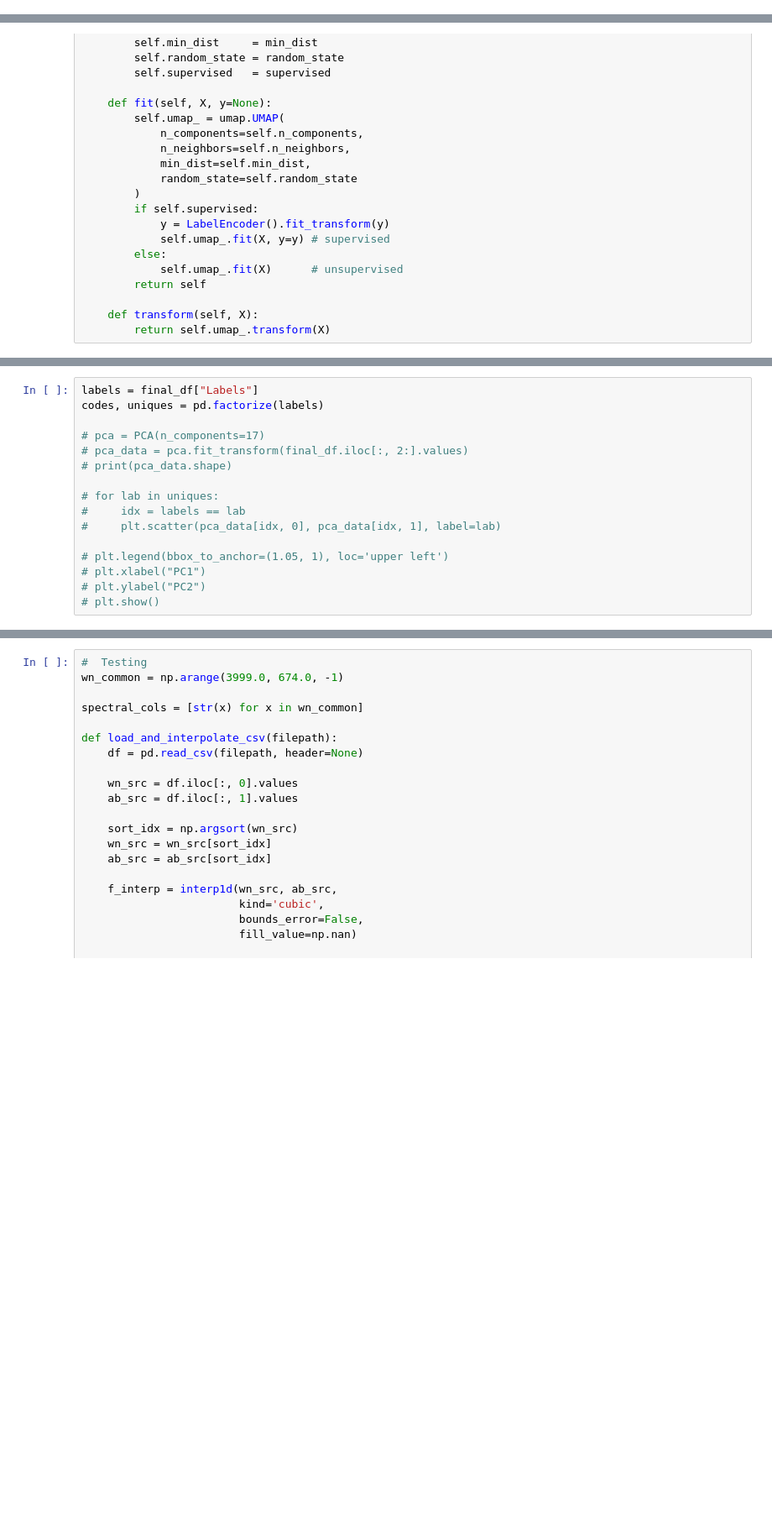
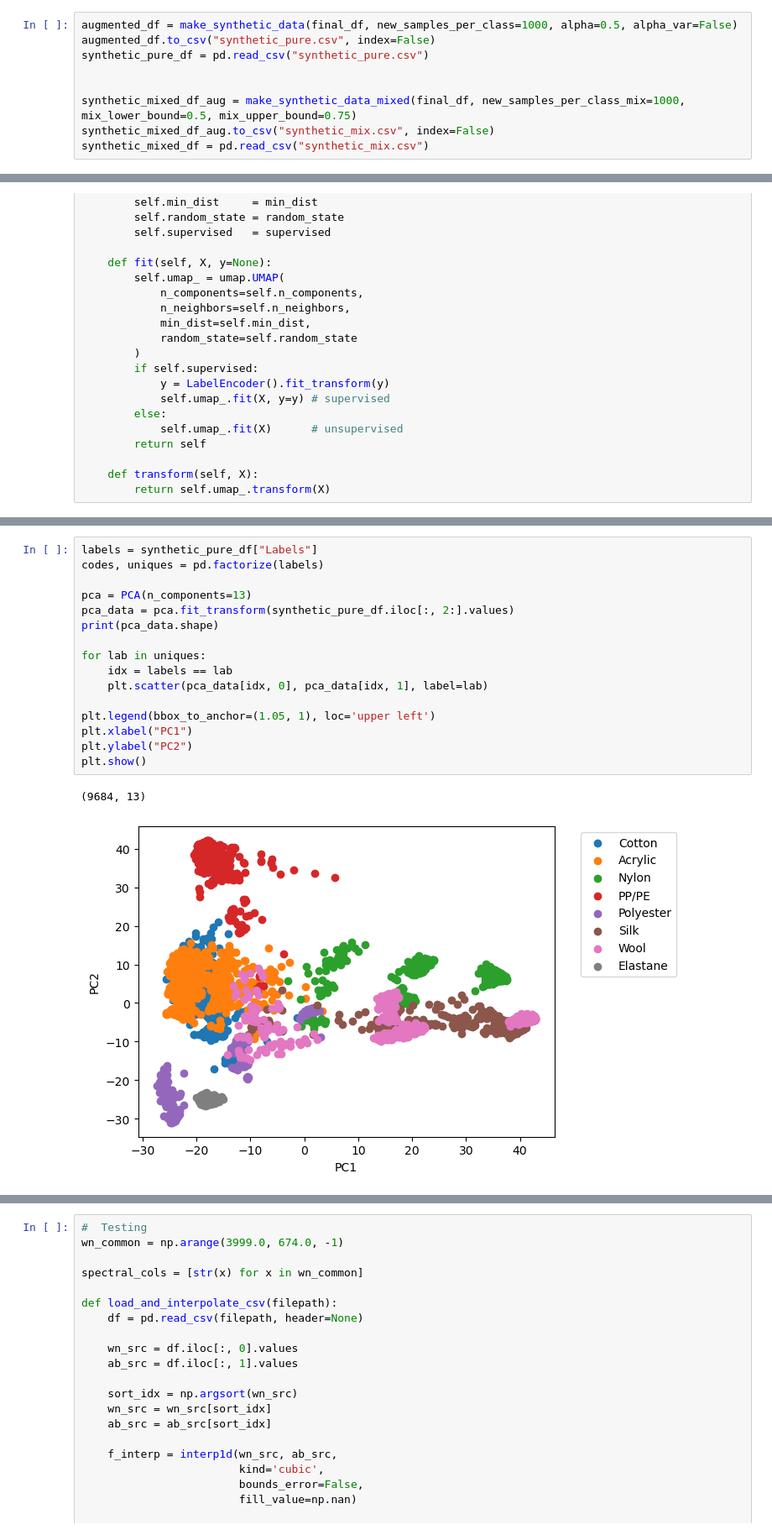
Before and after one commit to Eggorchikk/CBL_IR, a Jupyter notebook: CBL_ML/MD_CBL.ipynb, the cells around one changed output, grey strips where cells are left out. Shown at 84% size. Saved outputs shown, nothing was run; the diff lists cells and outputs as text; blank space fills up the shorter version.

```diff
--- a/CBL_ML/MD_CBL.ipynb
+++ b/CBL_ML/MD_CBL.ipynb
@@ -436,0 +523,9 @@ Final shape: (1653, 3327), NaNs: 0
+# %%
+augmented_df = make_synthetic_data(final_df, new_samples_per_class=1000, alpha=0.5, alpha_var=False)
+augmented_df.to_csv("synthetic_pure.csv", index=False)
+synthetic_pure_df = pd.read_csv("synthetic_pure.csv")
+
+
+synthetic_mixed_df_aug = make_synthetic_data_mixed(final_df, new_samples_per_class_mix=1000, mix_lower_bound=0.5, mix_upper_bound=0.75)
+synthetic_mixed_df_aug.to_csv("synthetic_mix.csv", index=False)
+synthetic_mixed_df = pd.read_csv("synthetic_mix.csv")
@@ -474,17 +1143,20 @@ class UMAPTransformer(BaseEstimator, TransformerMixin):
 # %%
-labels = final_df["Labels"]
+labels = synthetic_pure_df["Labels"]
 codes, uniques = pd.factorize(labels)
 
-# pca = PCA(n_components=17)
-# pca_data = pca.fit_transform(final_df.iloc[:, 2:].values)
-# print(pca_data.shape)
+pca = PCA(n_components=13)
+pca_data = pca.fit_transform(synthetic_pure_df.iloc[:, 2:].values)
+print(pca_data.shape)
 
-# for lab in uniques:
-#     idx = labels == lab
-#     plt.scatter(pca_data[idx, 0], pca_data[idx, 1], label=lab)
+for lab in uniques:
+    idx = labels == lab
+    plt.scatter(pca_data[idx, 0], pca_data[idx, 1], label=lab)
 
-# plt.legend(bbox_to_anchor=(1.05, 1), loc='upper left')
-# plt.xlabel("PC1")
-# plt.ylabel("PC2")
-# plt.show()
+plt.legend(bbox_to_anchor=(1.05, 1), loc='upper left')
+plt.xlabel("PC1")
+plt.ylabel("PC2")
+plt.show()
+# %% [output]
+(9684, 13)
+[figure, added]
 # %%
```
Also changed, not shown: parts of 33 cells of this notebook, 47 other files.
